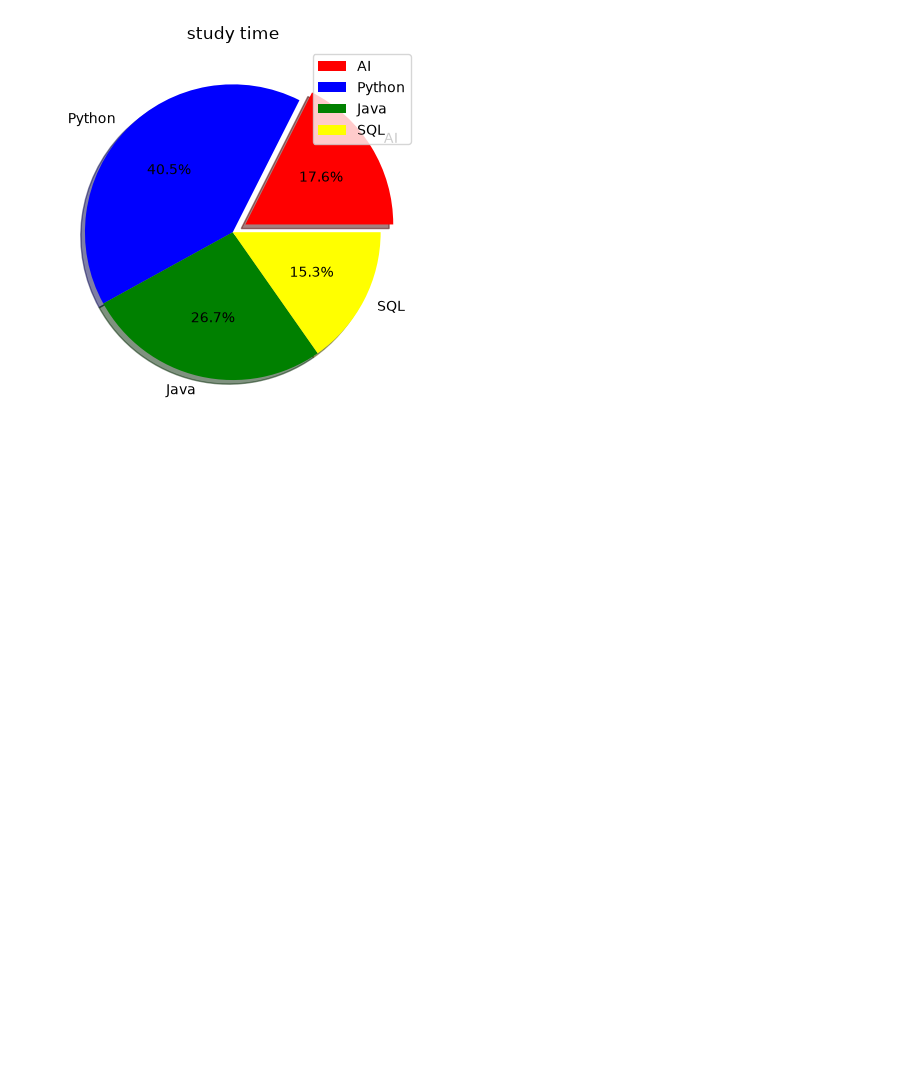
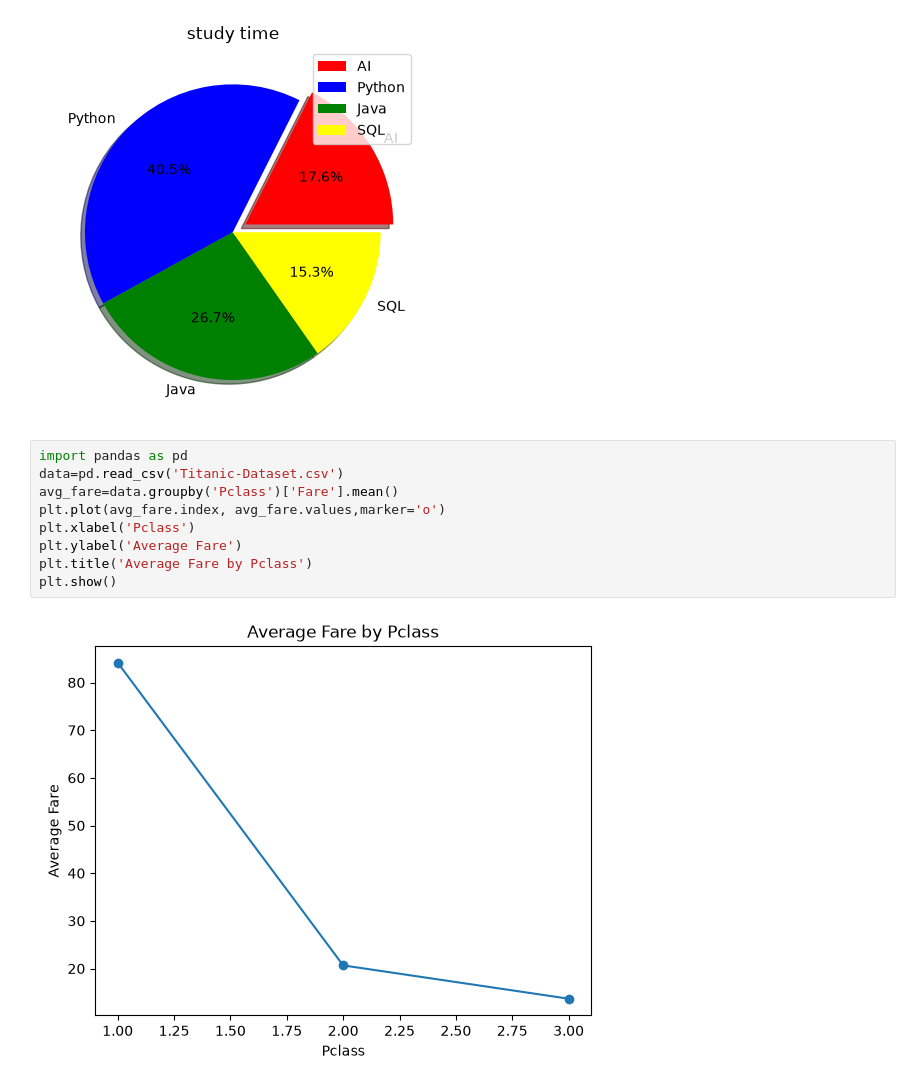
Before and after one commit to manukumsr54/Python-College, a Jupyter notebook: Day3_Matplotlib.ipynb, the cells around one changed output. Saved outputs shown, nothing was run; the diff lists cells and outputs as text; blank space fills up the shorter version.

```diff
--- a/Day3_Matplotlib.ipynb
+++ b/Day3_Matplotlib.ipynb
@@ -125,3 +125,14 @@ plt.legend()
 plt.show()
 # %% [output]
 [figure]
+# %%
+import pandas as pd
+data=pd.read_csv('Titanic-Dataset.csv')
+avg_fare=data.groupby('Pclass')['Fare'].mean()
+plt.plot(avg_fare.index, avg_fare.values,marker='o')
+plt.xlabel('Pclass')
+plt.ylabel('Average Fare')
+plt.title('Average Fare by Pclass')
+plt.show()
+# %% [output]
+[figure, added]
```
Also changed, not shown: parts of 2 cells of this notebook, 2 other files.
